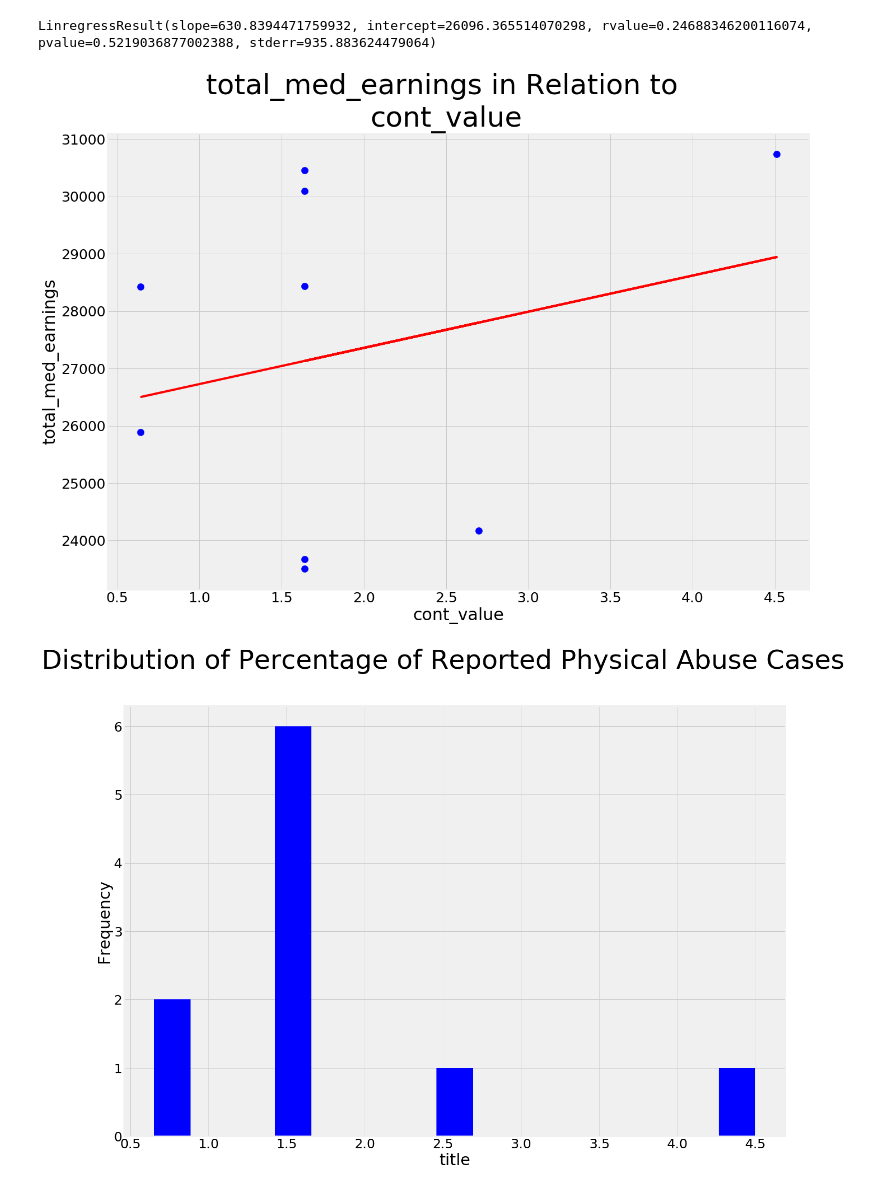
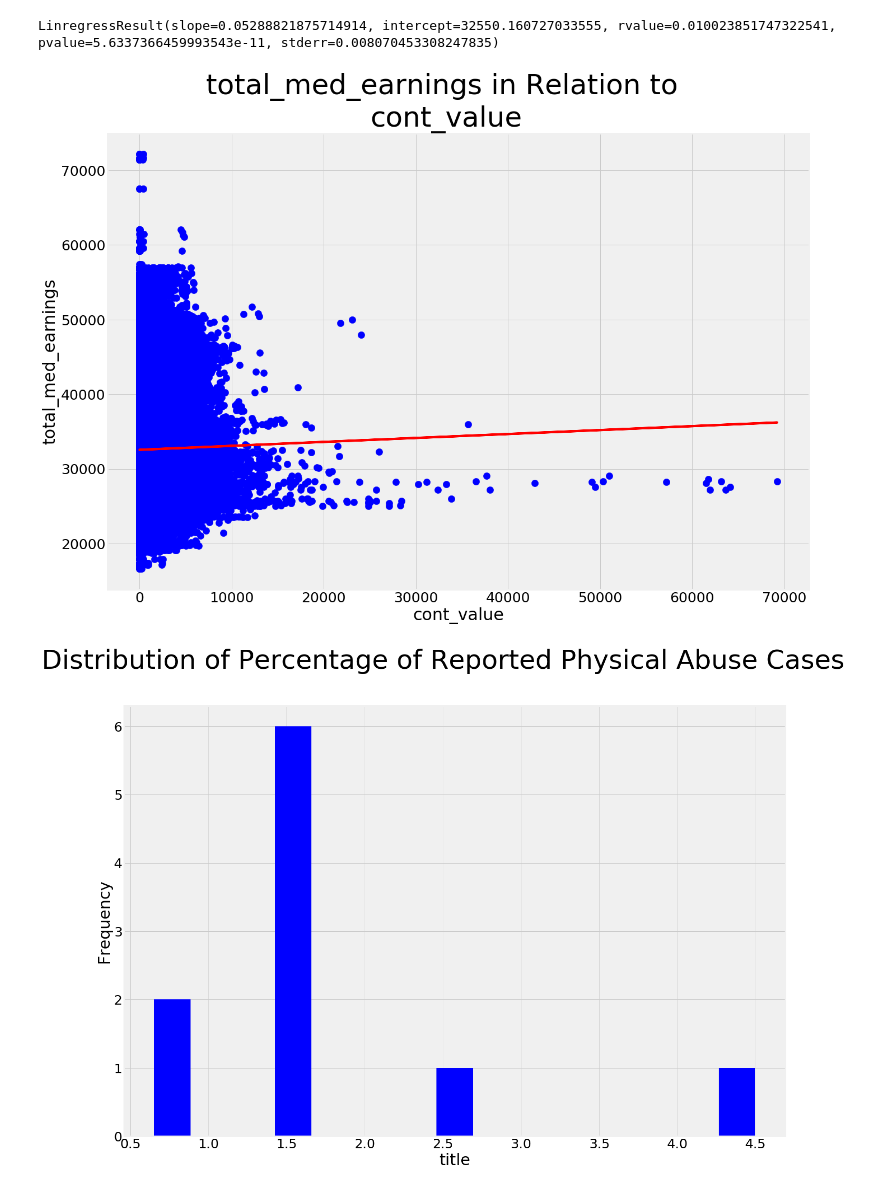
Before and after one commit to nprasad2021/water_quality, a Jupyter notebook: eda.ipynb, the cells around one changed output. Saved outputs shown, nothing was run; the diff lists cells and outputs as text; code cells hidden in the pictures.

```diff
--- a/eda.ipynb
+++ b/eda.ipynb
@@ -14,7 +14,7 @@ from sklearn.datasets.samples_generator import make_blobs, make_moons, make_circ
 from sklearn.metrics import accuracy_score, confusion_matrix
 from sklearn.decomposition import PCA
 %matplotlib inline
-plt.style.use("fivethirtyeight")
+import seaborn as sns
 # %%
 chemicals = pd.read_csv("chemicals_processed.csv")
 droughts = pd.read_csv("droughts_processed.csv")
@@ -32,7 +32,7 @@ def join_two_datasets(df, other_df, fields):
 
     df['fips'] = df['fips'].astype(int)
     other_df['fips'] = other_df['fips'].astype(int)
-    return pd.merge(df, other_df, on=fields)
+    return pd.merge(df, other_df, on=fields, how="inner")
 
 '''
 @return dictionary mapping name to pandas data frame
@@ -86,10 +115,10 @@ def plot(x,y,x_label,y_label, name):
     figure.savefig(str(name + ".png"), dpi = 300)
     return slope, intercept, r_value, p_value, std_err
 # %%
-b, a, r, p, s = plot(chemicals["value"][1:], earnings["total_med"][1:], "cont_value", "total_med_earnings", "plot1")
+b, a, r, p, s = plot(c_e["value"][1:], c_e["total_med"][1:], "cont_value", "total_med_earnings", "plot1")
 # %% [output]
-LinregressResult(slope=630.8394471759932, intercept=26096.365514070298, rvalue=0.24688346200116074, pvalue=0.5219036877002388, stderr=935.883624479064)
+LinregressResult(slope=0.05288821875714914, intercept=32550.160727033555, rvalue=0.010023851747322541, pvalue=5.6337366459993543e-11, stderr=0.008070453308247835)
-[figure, old version]
+[figure, new version]
 # %%
 figure = plt.figure(figsize = (20,15))
 x_label = "title"
```
Also changed, not shown: parts of 2 cells of this notebook, 1 other file.
